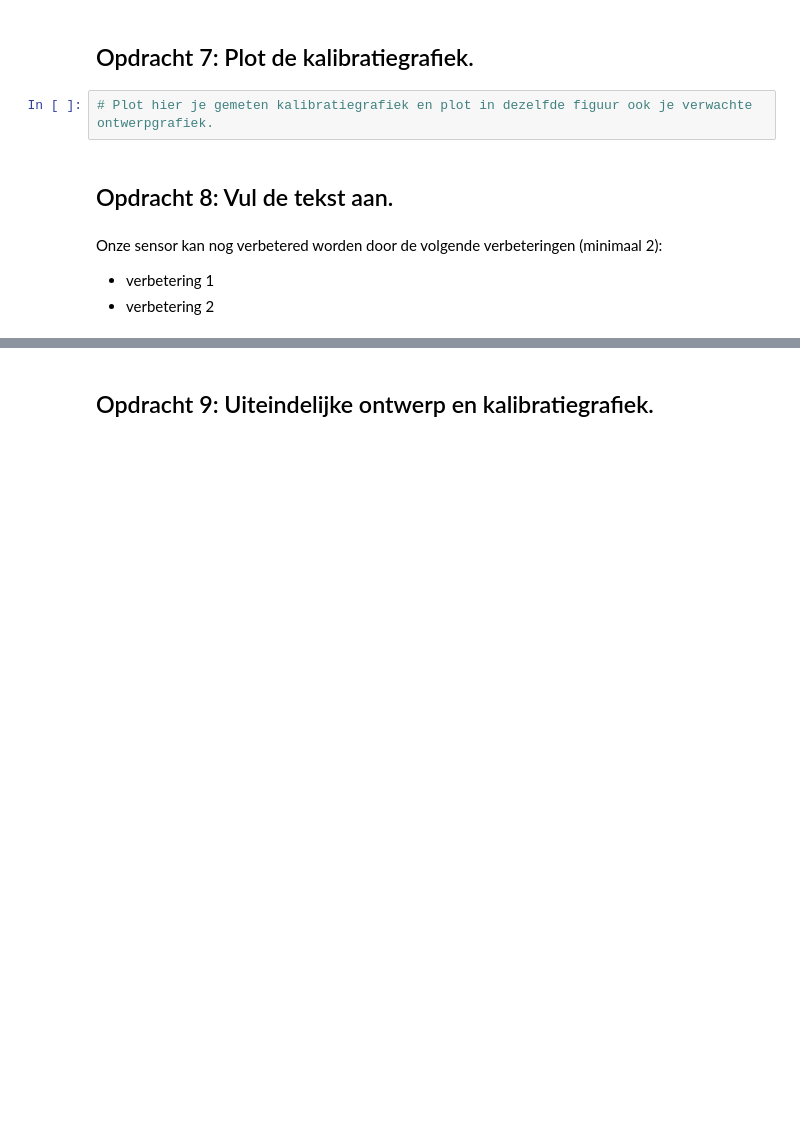
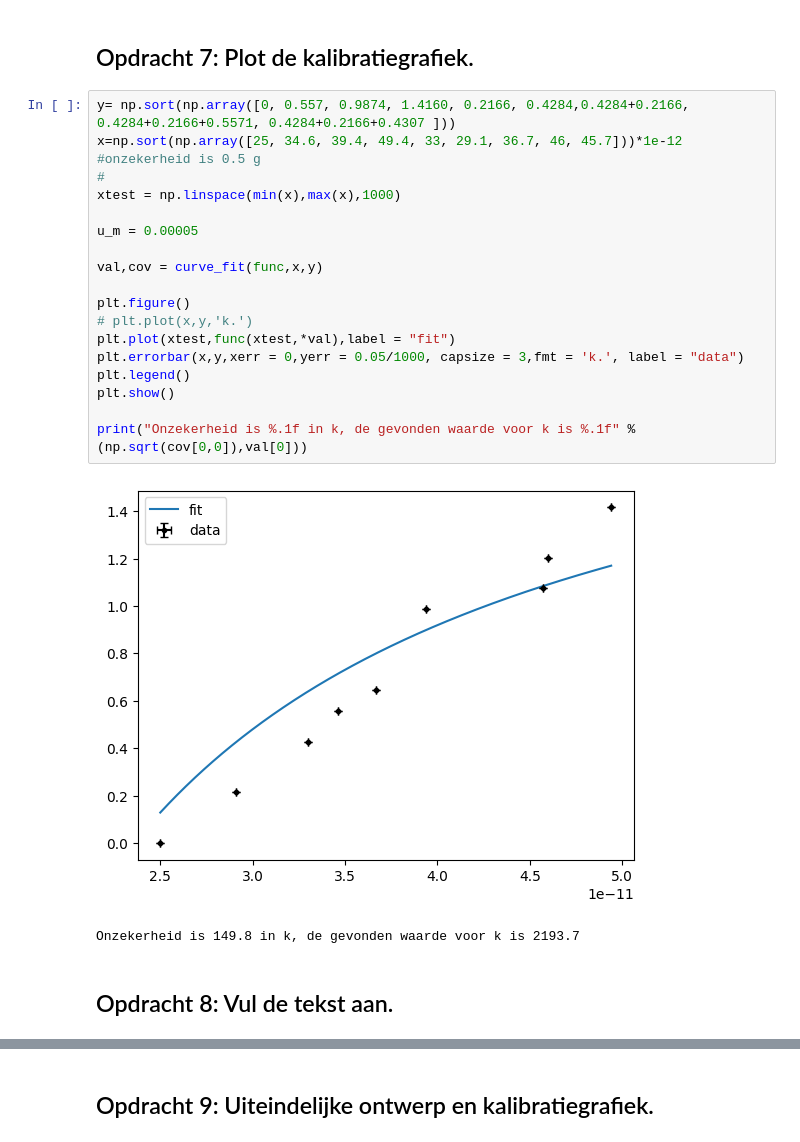
Before and after one commit to sirk3210/porkrepo, a Jupyter notebook: FysiekeOntwerpopdrachten/2OntwerpEenSensorCondensator/DEFOntwerpopdracht2OntwerpEenSensorInvulTemplate.ipynb, the cells around one changed output, grey strips where cells are left out. Drawn from its saved outputs; the diff is of its cells as text; blank space fills up the shorter version.

```diff
--- a/FysiekeOntwerpopdrachten/2OntwerpEenSensorCondensator/DEFOntwerpopdracht2OntwerpEenSensorInvulTemplate.ipynb
+++ b/FysiekeOntwerpopdrachten/2OntwerpEenSensorCondensator/DEFOntwerpopdracht2OntwerpEenSensorInvulTemplate.ipynb
@@ -97,11 +142,26 @@ Pas deze tekst aan: Wij gaan een sensor maken die X meet.
 # %% [markdown]
 ## Opdracht 7: Plot de kalibratiegrafiek.
-# %%
-# Plot hier je gemeten kalibratiegrafiek en plot in dezelfde figuur ook je verwachte ontwerpgrafiek.
+# %%
+y= np.sort(np.array([0, 0.557, 0.9874, 1.4160, 0.2166, 0.4284,0.4284+0.2166, 0.4284+0.2166+0.5571, 0.4284+0.2166+0.4307 ]))
+x=np.sort(np.array([25, 34.6, 39.4, 49.4, 33, 29.1, 36.7, 46, 45.7]))*1e-12
+#onzekerheid is 0.5 g
+#
+xtest = np.linspace(min(x),max(x),1000)
+
+u_m = 0.00005
+
+val,cov = curve_fit(func,x,y)
+
+plt.figure()
+# plt.plot(x,y,'k.')
+plt.plot(xtest,func(xtest,*val),label = "fit")
+plt.errorbar(x,y,xerr = 0,yerr = 0.05/1000, capsize = 3,fmt = 'k.', label = "data")
+plt.legend()
+plt.show()
+
+print("Onzekerheid is %.1f in k, de gevonden waarde voor k is %.1f" %(np.sqrt(cov[0,0]),val[0]))
+# %% [output]
+[figure, added]
+Onzekerheid is 149.8 in k, de gevonden waarde voor k is 2193.7
 # %% [markdown]
 ## Opdracht 8: Vul de tekst aan.
-# %% [markdown]
-Onze sensor kan nog verbetered worden door de volgende verbeteringen (minimaal 2):
-
-* verbetering 1
-* verbetering 2
```
Also changed, not shown: parts of 24 cells of this notebook, 13 other files.
